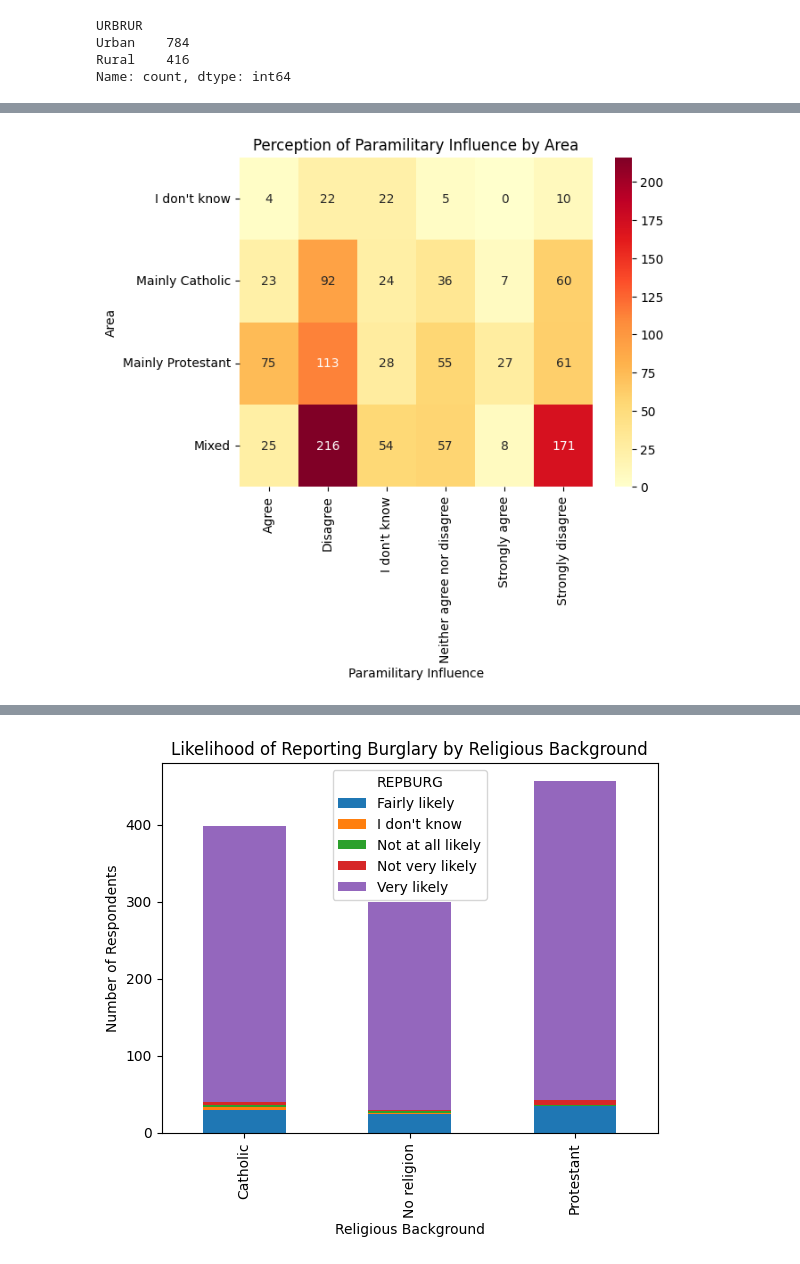
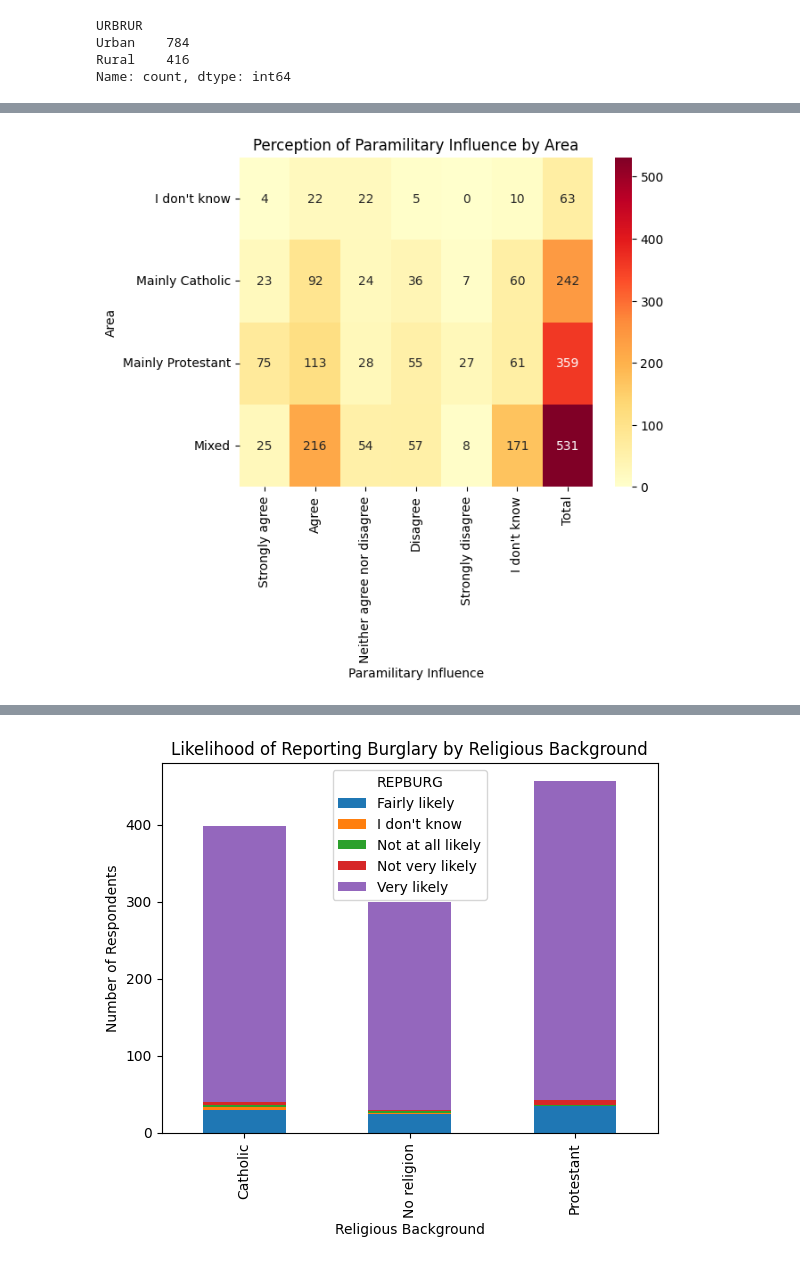
Before and after one commit to 22ai/ireland, a Jupyter notebook: NI_eda/eda.ipynb, the cells around one changed output, grey strips where cells are left out. Drawn from its saved outputs; the diff is of its cells as text; code cells hidden in the pictures.

Commit message:
more visualizations

```diff
--- a/NI_eda/eda.ipynb
+++ b/NI_eda/eda.ipynb
@@ -28,3 +28,8 @@ URBRUR
 Urban    784
 Rural    416
 Name: count, dtype: int64
+# %%
+safe_area_order = ['Very safe', 'Fairly safe', 'Neither safe nor unsafe', "I don't know", 'Fairly unsafe', 'Very unsafe']
+
+# Convert 'SAFEAREA' column to a categorical type with the specified order
+df['SAFEAREA'] = pd.Categorical(df['SAFEAREA'], categories=safe_area_order, ordered=True)
@@ -30,0 +75,9 @@ Name: count, dtype: int64
+# %%
+law_justice = df.groupby(['RELAREA', 'AREALAWJ']).size().unstack()
+law_justice['total'] = law_justice.sum(axis=1)
+labels = ['Strongly agree', 'Agree', 'Neither agree nor disagree', 'Disagree', 'Strongly disagree', "I don't know", 'Total']
+sns.heatmap(law_justice, annot=True, fmt='d', cmap='YlOrRd', xticklabels=labels)
+plt.title('Perceived Protection by Justice by Religious Community')
+plt.xlabel('Protection')
+plt.ylabel('Religious Community')
+plt.show()
@@ -31,9 +86,10 @@ Name: count, dtype: int64
 # %%
 paramilitary_perception = df.groupby(['RELAREA', 'PGCONTRL']).size().unstack()
-sns.heatmap(paramilitary_perception, annot=True, fmt='d', cmap='YlOrRd')
+paramilitary_perception['total'] = paramilitary_perception.sum(axis=1)
+sns.heatmap(paramilitary_perception, annot=True, fmt='d', cmap='YlOrRd', xticklabels=labels)
 plt.title('Perception of Paramilitary Influence by Area')
 plt.xlabel('Paramilitary Influence')
 plt.ylabel('Area')
 plt.show()
 # %% [output]
-[figure, old version]
+[figure, new version]
```
Also changed, not shown: parts of 18 cells of this notebook.
